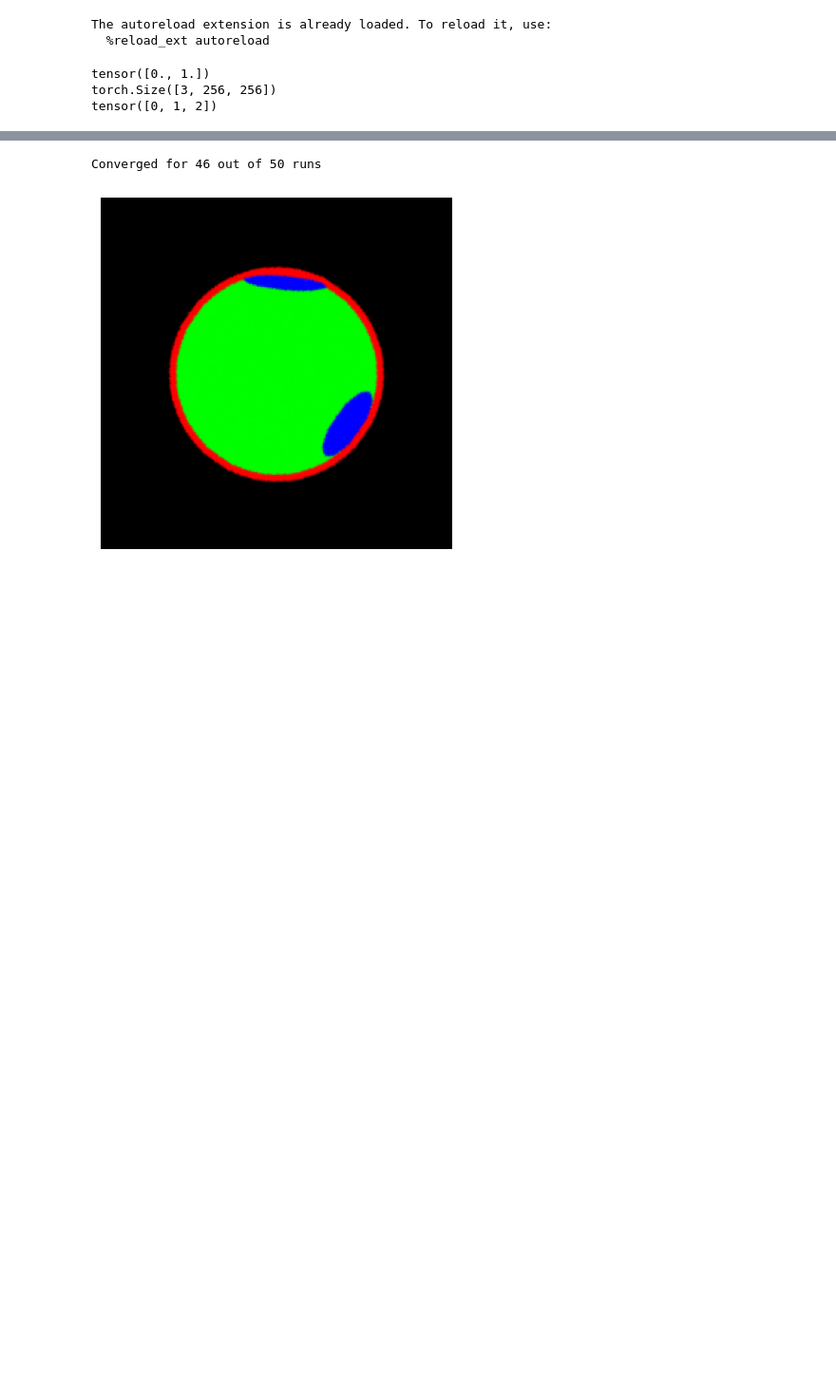
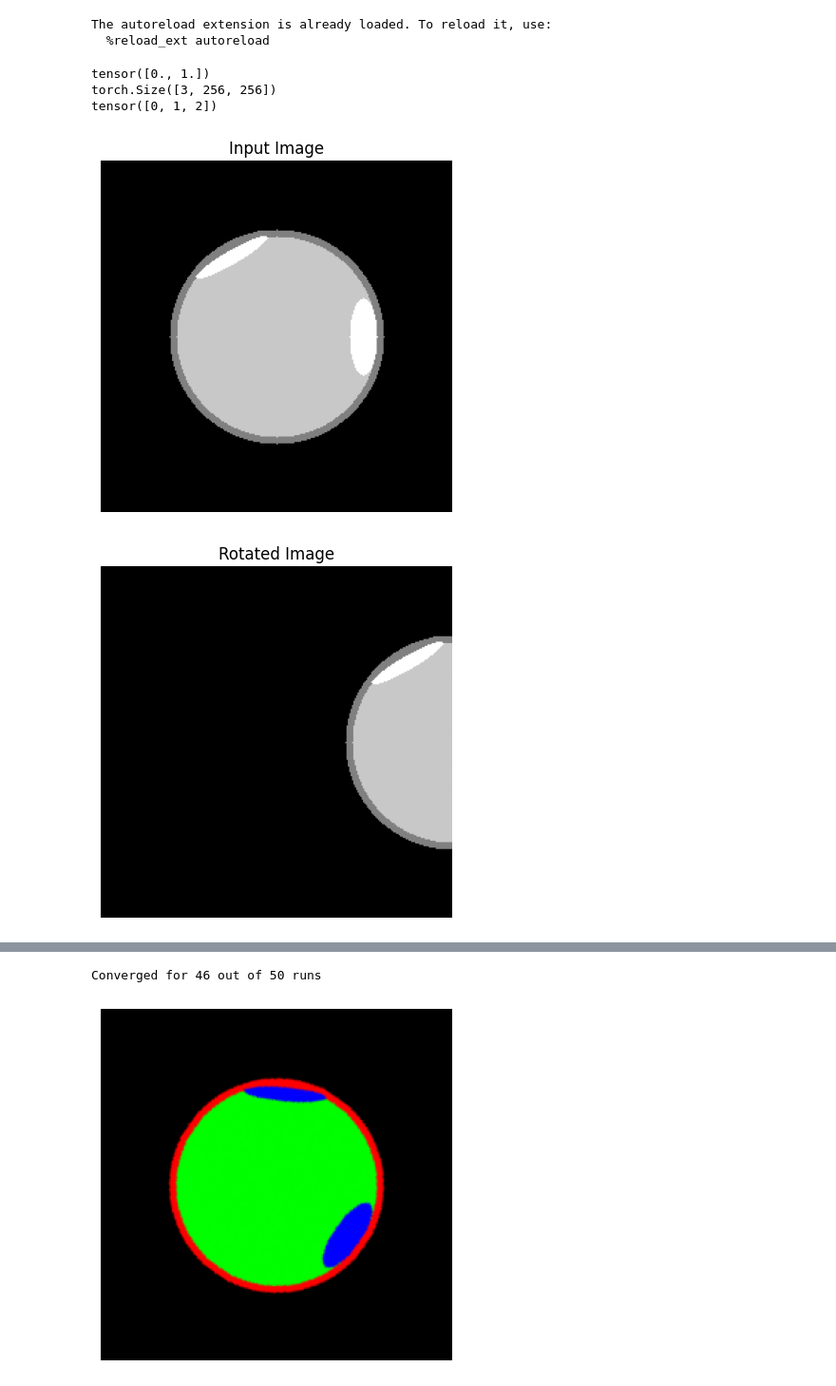
Before and after one commit to majklost/ctu-constraints, a Jupyter notebook: notebooks/ex1/first_draft.ipynb, the cells around one changed output, grey strips where cells are left out. Shown at 95% size. Drawn from its saved outputs; the diff is of its cells as text; code cells hidden in the pictures; blank space fills up the shorter version.

```diff
--- a/notebooks/ex1/first_draft.ipynb
+++ b/notebooks/ex1/first_draft.ipynb
@@ -28,6 +31,14 @@ print(mask_target.unique())
 tensor([0., 1.])
 torch.Size([3, 256, 256])
 tensor([0, 1, 2])
+# %%
+from constraints.transforms import differentiable_rigid
+show_torch_image(img, title="Input Image",cmap="gray")
+img.to(device="cpu")
+show_torch_image(differentiable_rigid(img.float(), angle=0, dx=-1, dy=-0), title="Rotated Image",cmap="gray")
+# %% [output]
+[figure, added]
+[figure, added]
 # %%
 UNET = smp.Unet("resnet18", encoder_weights="imagenet", in_channels=1, classes=3)
 # plainly test what happens
```
Also changed, not shown: parts of 8 cells of this notebook, 10 other files.
